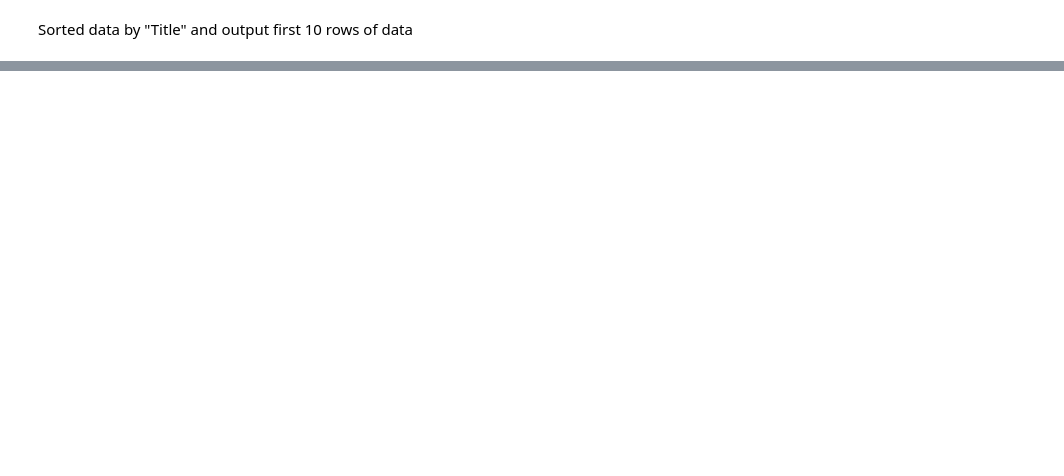
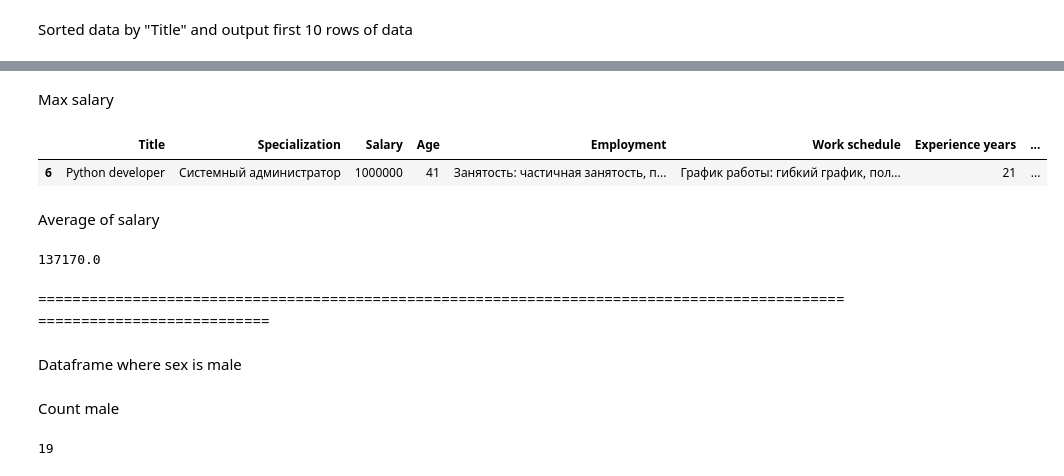
Before and after one commit to ernur768/int2_endterm, a Jupyter notebook: Analysis.ipynb, the cells around one changed output, grey strips where cells are left out. Cells and saved outputs as stored; diff of their text form; code cells hidden in the pictures; blank space fills up the shorter version.

```diff
--- a/Analysis.ipynb
+++ b/Analysis.ipynb
@@ -98,0 +101,18 @@ ValueError: No axis named Salary for object type DataFrame
+# %% [markdown]
+Max salary
+# %%
+max_ind = data["Salary"].idxmax()
+data[data.index == max_ind]
+# %% [output]
+|  | Title | Specialization | Salary | Age | Employment | Work schedule | Experience years | ... |
+| 6 | Python developer | Системный администратор | 1000000 | 41 | Занятость: частичная занятость, п... | График работы: гибкий график, пол... | 21 | ... |
+# %% [markdown]
+Average of salary
+# %%
+data["Salary"].mean()
+# %% [output]
+137170.0
+# %% [markdown]
+=========================================================================================================================
+# %% [markdown]
+Dataframe where sex is male
@@ -98,0 +121,6 @@ ValueError: No axis named Salary for object type DataFrame
+# %% [markdown]
+Count male
+# %%
+data_male["Title"].count()
+# %% [output]
+19
```
Also changed, not shown: parts of 52 cells of this notebook, 4 other files.
